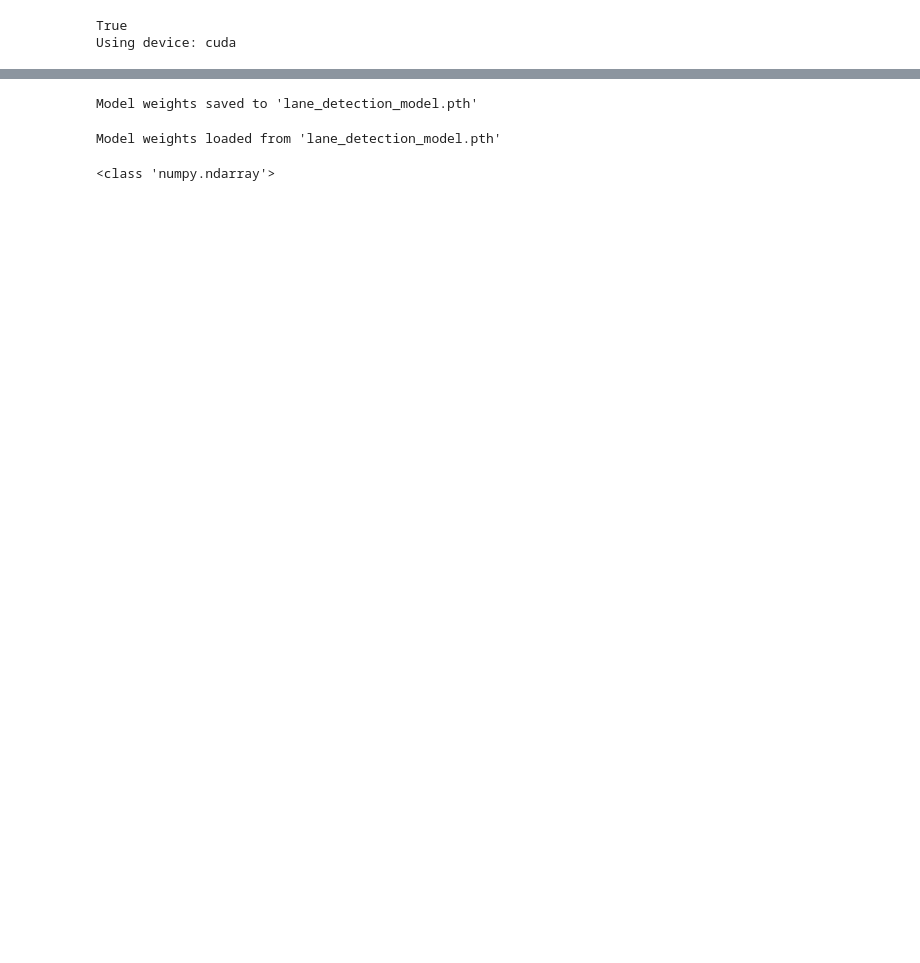
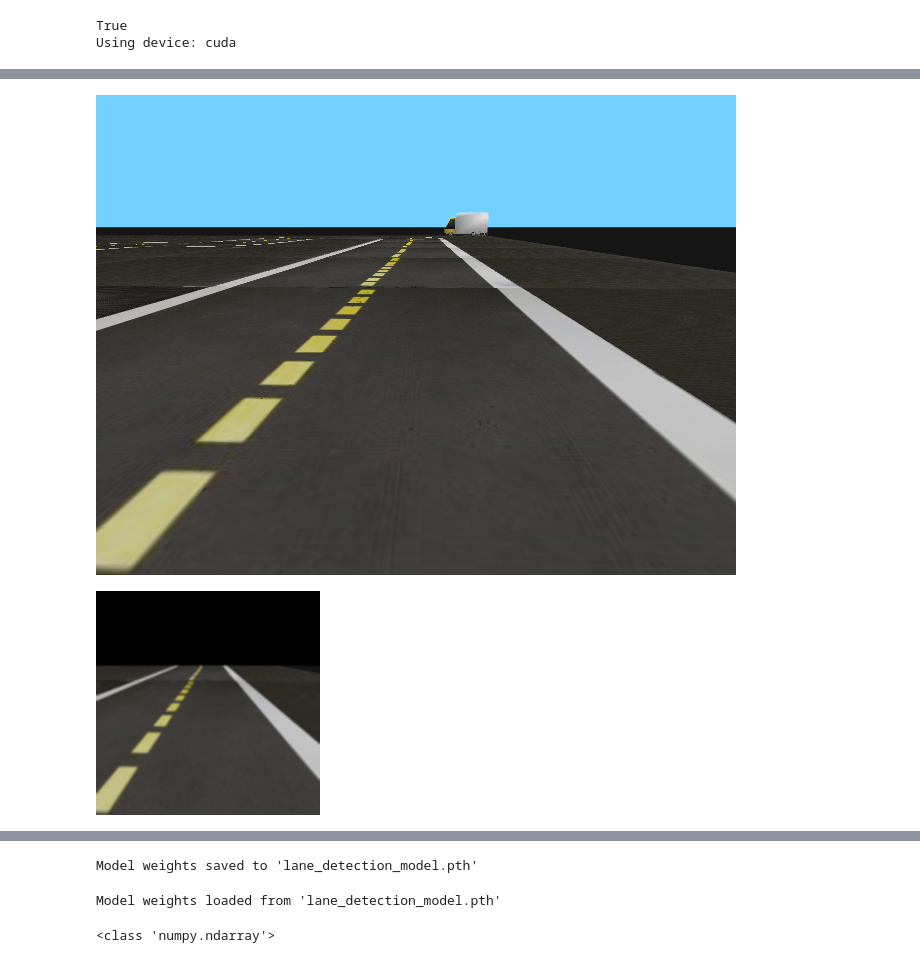
Before and after one commit to navidhsnz/PID_final_project, a Jupyter notebook: learning/distance/model.ipynb, the cells around one changed output, grey strips where cells are left out. Drawn from its saved outputs; the diff is of its cells as text; code cells hidden in the pictures; blank space fills up the shorter version.

Commit message:
Preprocessing, adding scale into the model directly

```diff
--- a/learning/distance/model.ipynb
+++ b/learning/distance/model.ipynb
@@ -143,3 +210,26 @@ def get_input_shape(image_folder):
+# %%
+#Test preprocessing
+# Read image
+image = Image.open('example.png')
+
+# create an transform for crop top 1/3 of the image
+transform = transforms.Compose([
+    transforms.Lambda(apply_preprocessing),
+    transforms.Resize((224, 224)),
+    transforms.GaussianBlur(3, sigma=(0.1, 2.0)),
+])
+#transform = transforms.CenterCrop(200)
+
+# use above created transform to crop
+# the image
+image_crop = transform(image)
+
+# display result
+display(image)
+display(image_crop)
+# %% [output]
+[figure, added]
+[figure, added]
 # %%
 # Training function
 def train_model(model, train_dataloader, val_dataloader, loss_fn, optimizer, n_epochs=10):
```
Also changed, not shown: parts of 9 cells of this notebook.
